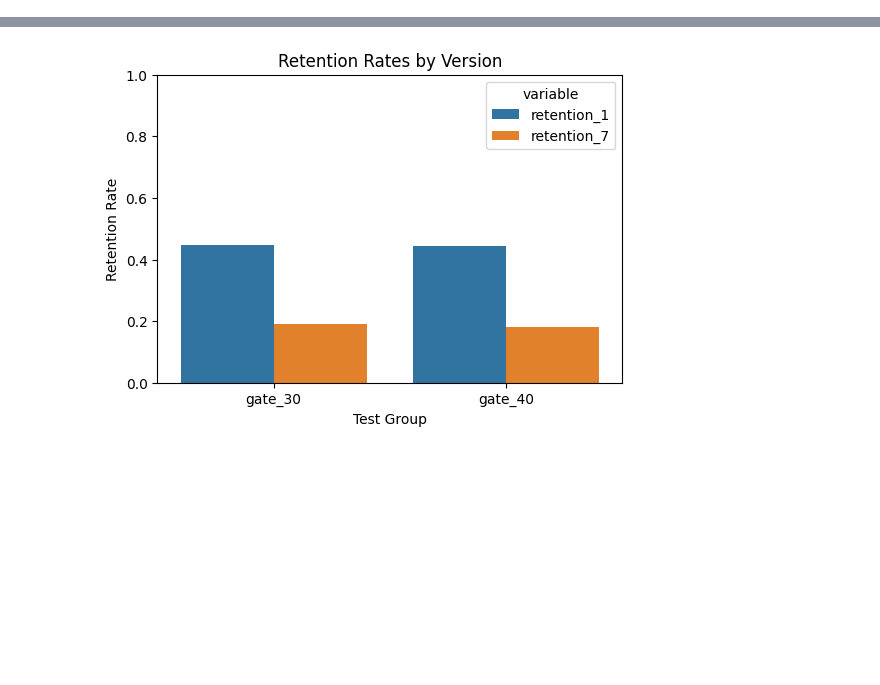
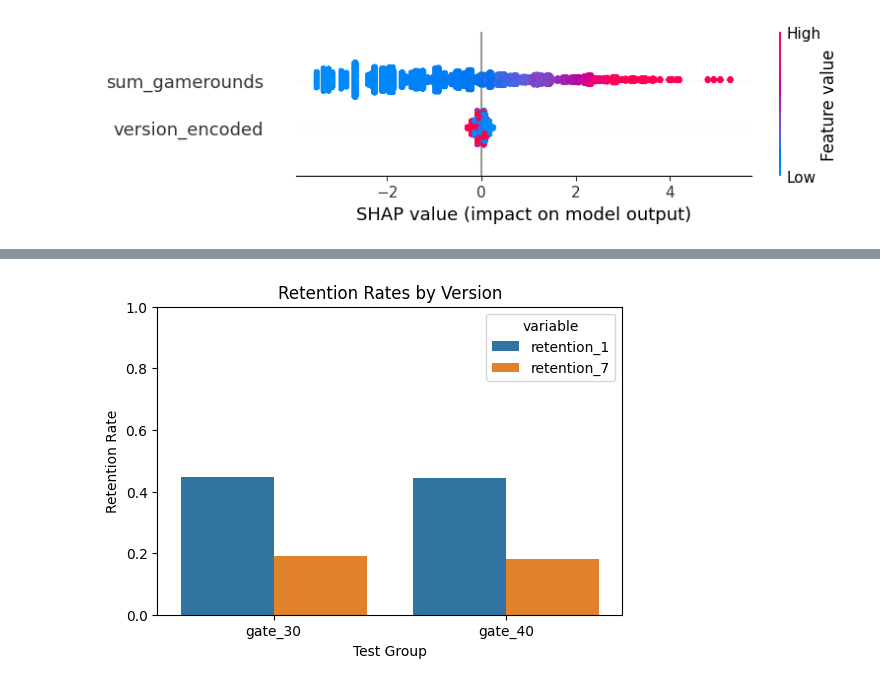
Before and after one commit to JahnaviPatel84/Cookie-Cats-Retention-Analysis, a Jupyter notebook: Cookie_Cats_Retention_Analysis.ipynb, the cells around one changed output, grey strips where cells are left out. Drawn from its saved outputs; the diff is of its cells as text; code cells hidden in the pictures; blank space fills up the shorter version.

```diff
--- a/Cookie_Cats_Retention_Analysis.ipynb
+++ b/Cookie_Cats_Retention_Analysis.ipynb
@@ -63,0 +115,12 @@ df['shap_version'] = shap_values[:, 1]
+# %%
+# XGBoost Classifier
+
+xgb = XGBClassifier(use_label_encoder=False, eval_metric='logloss', random_state=42)
+xgb.fit(X_train, y_train)
+
+# Evaluate
+y_pred = xgb.predict(X_test)
+y_prob = xgb.predict_proba(X_test)[:, 1]
+
+print("XGBoost Performance:\n", classification_report(y_test, y_pred))
+print("ROC AUC Score:", roc_auc_score(y_test, y_prob))
@@ -63,0 +139,9 @@ df['shap_version'] = shap_values[:, 1]
+# %%
+# SHAP on XGBoost
+explainer = shap.TreeExplainer(xgb)
+shap_values = explainer.shap_values(X_test)
+
+# Summary Plot
+shap.summary_plot(shap_values, X_test, plot_type="dot")
+# %% [output]
+[figure, added]
```
Also changed, not shown: parts of 30 cells of this notebook.
